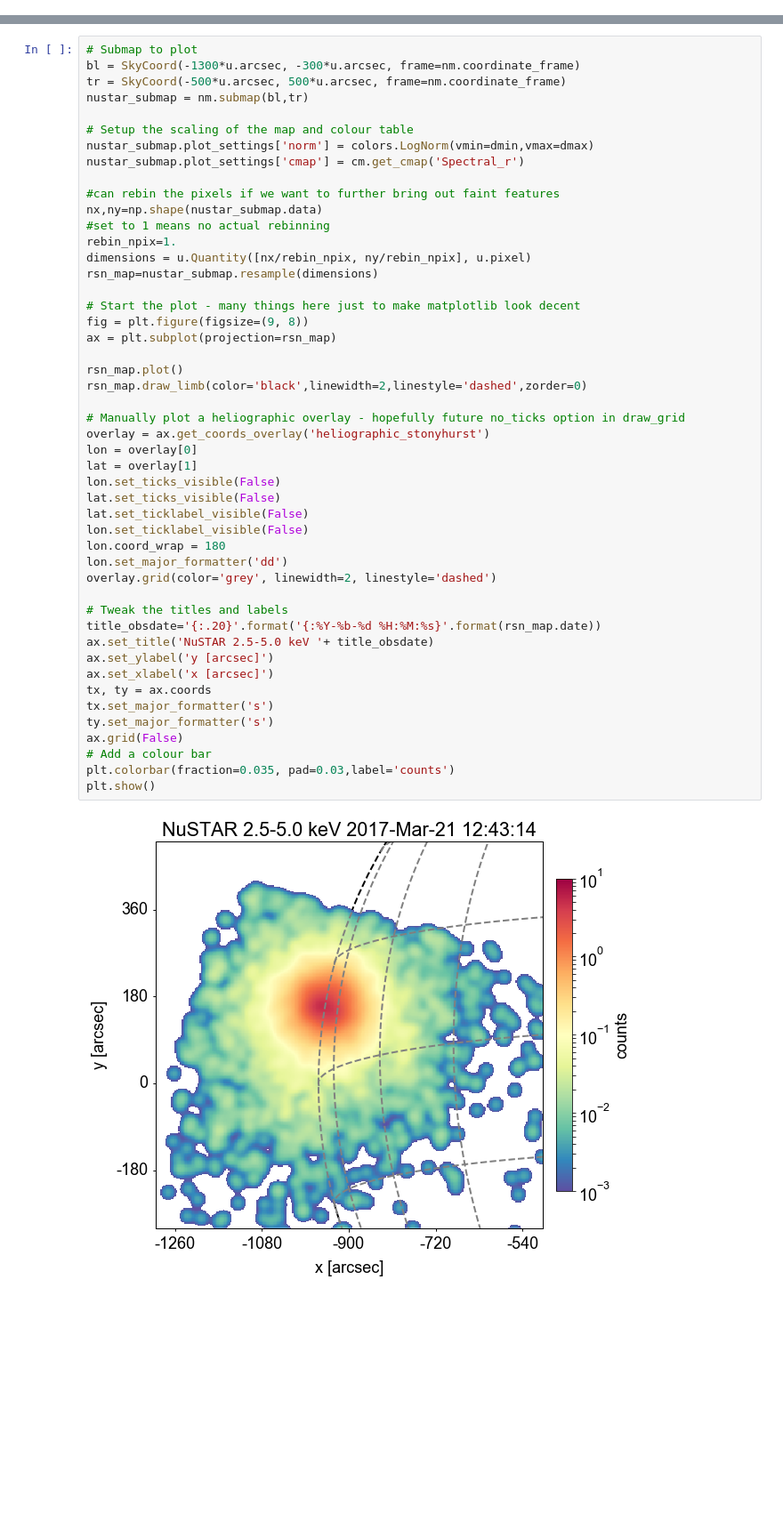
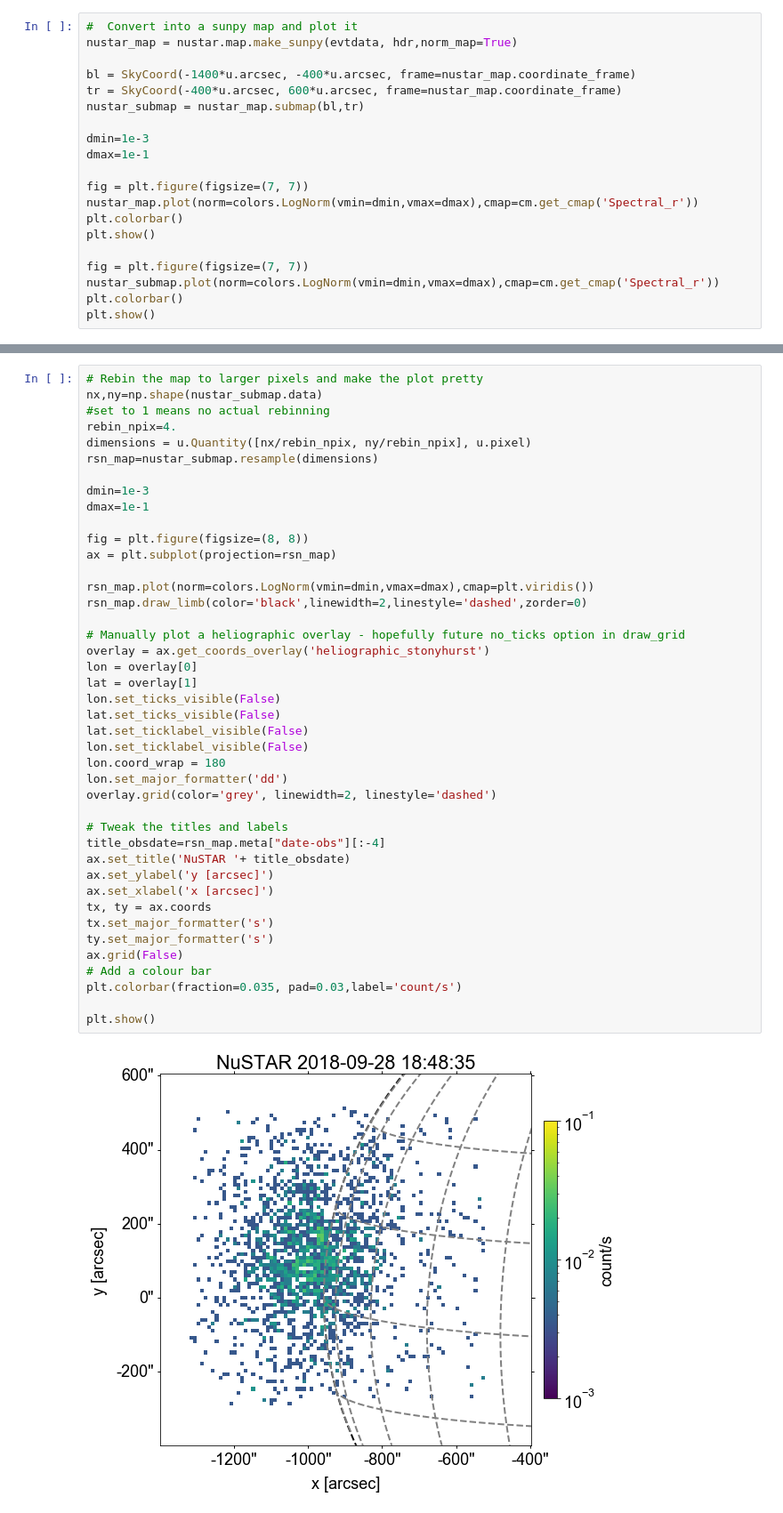
Before and after one commit to ianan/nustar_sac, a Jupyter notebook: python/example_nustar_map.ipynb, the cells around one changed output, grey strips where cells are left out. Shown: that part at 89% size. Drawn from its saved outputs; the diff is of its cells as text; blank space fills up the shorter version.

Commit message:
Updates for sunpy v1

```diff
--- a/python/example_nustar_map.ipynb
+++ b/python/example_nustar_map.ipynb
@@ -59,0 +47,20 @@ plt.show()
+# %%
+#  Convert into a sunpy map and plot it
+nustar_map = nustar.map.make_sunpy(evtdata, hdr,norm_map=True)
+
+bl = SkyCoord(-1400*u.arcsec, -400*u.arcsec, frame=nustar_map.coordinate_frame)
+tr = SkyCoord(-400*u.arcsec, 600*u.arcsec, frame=nustar_map.coordinate_frame)
+nustar_submap = nustar_map.submap(bl,tr)
+
+dmin=1e-3
+dmax=1e-1
+
+fig = plt.figure(figsize=(7, 7))
+nustar_map.plot(norm=colors.LogNorm(vmin=dmin,vmax=dmax),cmap=cm.get_cmap('Spectral_r'))
+plt.colorbar()
+plt.show()
+
+fig = plt.figure(figsize=(7, 7))
+nustar_submap.plot(norm=colors.LogNorm(vmin=dmin,vmax=dmax),cmap=cm.get_cmap('Spectral_r'))
+plt.colorbar()
+plt.show()
@@ -60,50 +70,44 @@ plt.show()
 # %%
-# Submap to plot
-bl = SkyCoord(-1300*u.arcsec, -300*u.arcsec, frame=nm.coordinate_frame)
-tr = SkyCoord(-500*u.arcsec, 500*u.arcsec, frame=nm.coordinate_frame)
-nustar_submap = nm.submap(bl,tr)
-
-# Setup the scaling of the map and colour table
-nustar_submap.plot_settings['norm'] = colors.LogNorm(vmin=dmin,vmax=dmax)
-nustar_submap.plot_settings['cmap'] = cm.get_cmap('Spectral_r')
-
-#can rebin the pixels if we want to further bring out faint features
+# Rebin the map to larger pixels and make the plot pretty
 nx,ny=np.shape(nustar_submap.data)
 #set to 1 means no actual rebinning
-rebin_npix=1.
+rebin_npix=4.
 dimensions = u.Quantity([nx/rebin_npix, ny/rebin_npix], u.pixel)
 rsn_map=nustar_submap.resample(dimensions)
 
-# Start the plot - many things here just to make matplotlib look decent
-fig = plt.figure(figsize=(9, 8))
+dmin=1e-3
+dmax=1e-1
+
+fig = plt.figure(figsize=(8, 8))
 ax = plt.subplot(projection=rsn_map)
 
-rsn_map.plot()
+rsn_map.plot(norm=colors.LogNorm(vmin=dmin,vmax=dmax),cmap=plt.viridis())
 rsn_map.draw_limb(color='black',linewidth=2,linestyle='dashed',zorder=0)
 
 # Manually plot a heliographic overlay - hopefully future no_ticks option in draw_grid
 overlay = ax.get_coords_overlay('heliographic_stonyhurst')
 lon = overlay[0]
 lat = overlay[1]
 lon.set_ticks_visible(False)
 lat.set_ticks_visible(False)
 lat.set_ticklabel_visible(False)
 lon.set_ticklabel_visible(False)
 lon.coord_wrap = 180
 lon.set_major_formatter('dd')
 overlay.grid(color='grey', linewidth=2, linestyle='dashed')
 
 # Tweak the titles and labels
-title_obsdate='{:.20}'.format('{:%Y-%b-%d %H:%M:%s}'.format(rsn_map.date))
-ax.set_title('NuSTAR 2.5-5.0 keV '+ title_obsdate)
+title_obsdate=rsn_map.meta["date-obs"][:-4]
+ax.set_title('NuSTAR '+ title_obsdate)
 ax.set_ylabel('y [arcsec]')
 ax.set_xlabel('x [arcsec]')
 tx, ty = ax.coords
 tx.set_major_formatter('s')
 ty.set_major_formatter('s')
 ax.grid(False)
 # Add a colour bar
-plt.colorbar(fraction=0.035, pad=0.03,label='counts')
+plt.colorbar(fraction=0.035, pad=0.03,label='count/s')
+
 plt.show()
 # %% [output]
-[figure, old version]
+[figure, new version]
```
Also changed, not shown: parts of 10 cells of this notebook, 5 other files.
